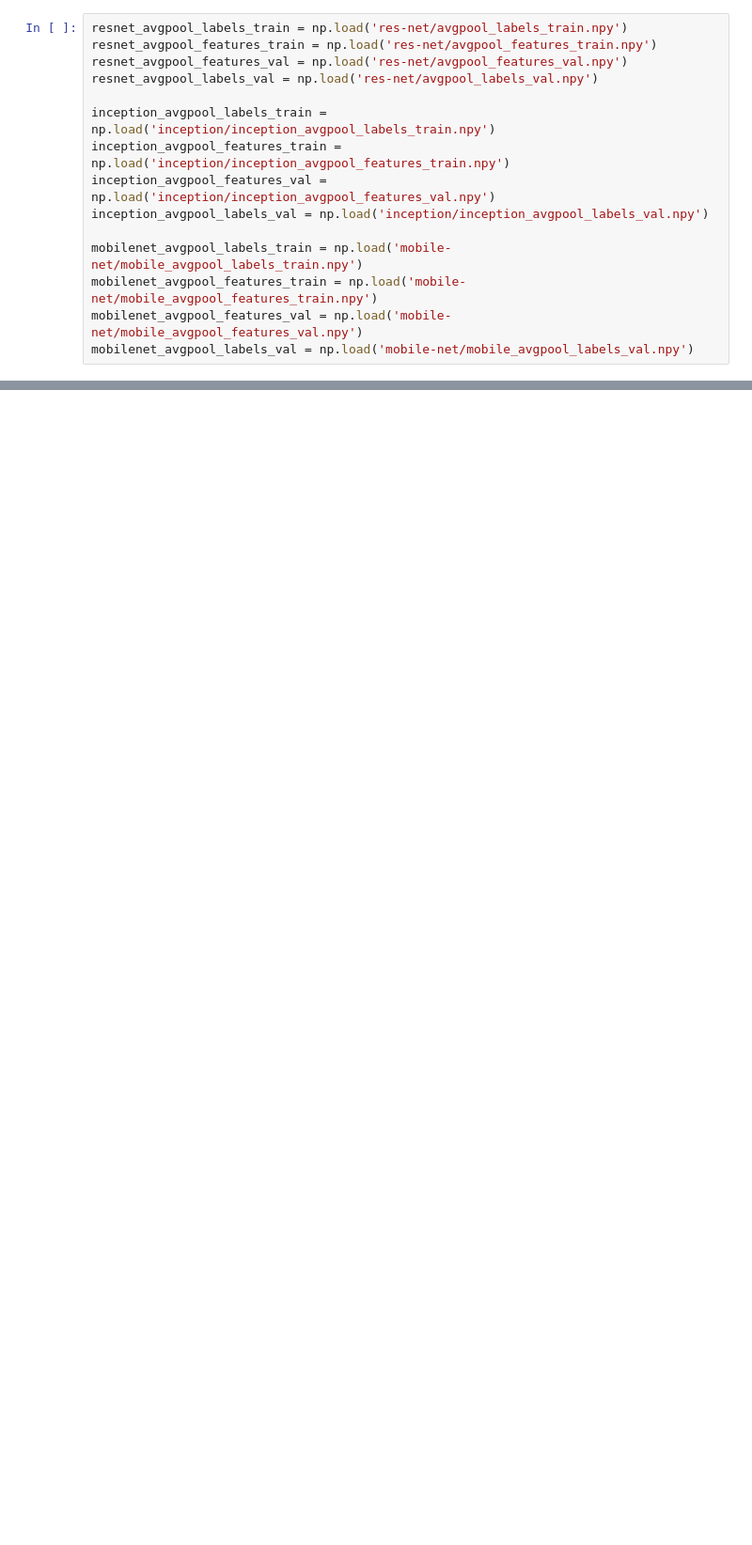
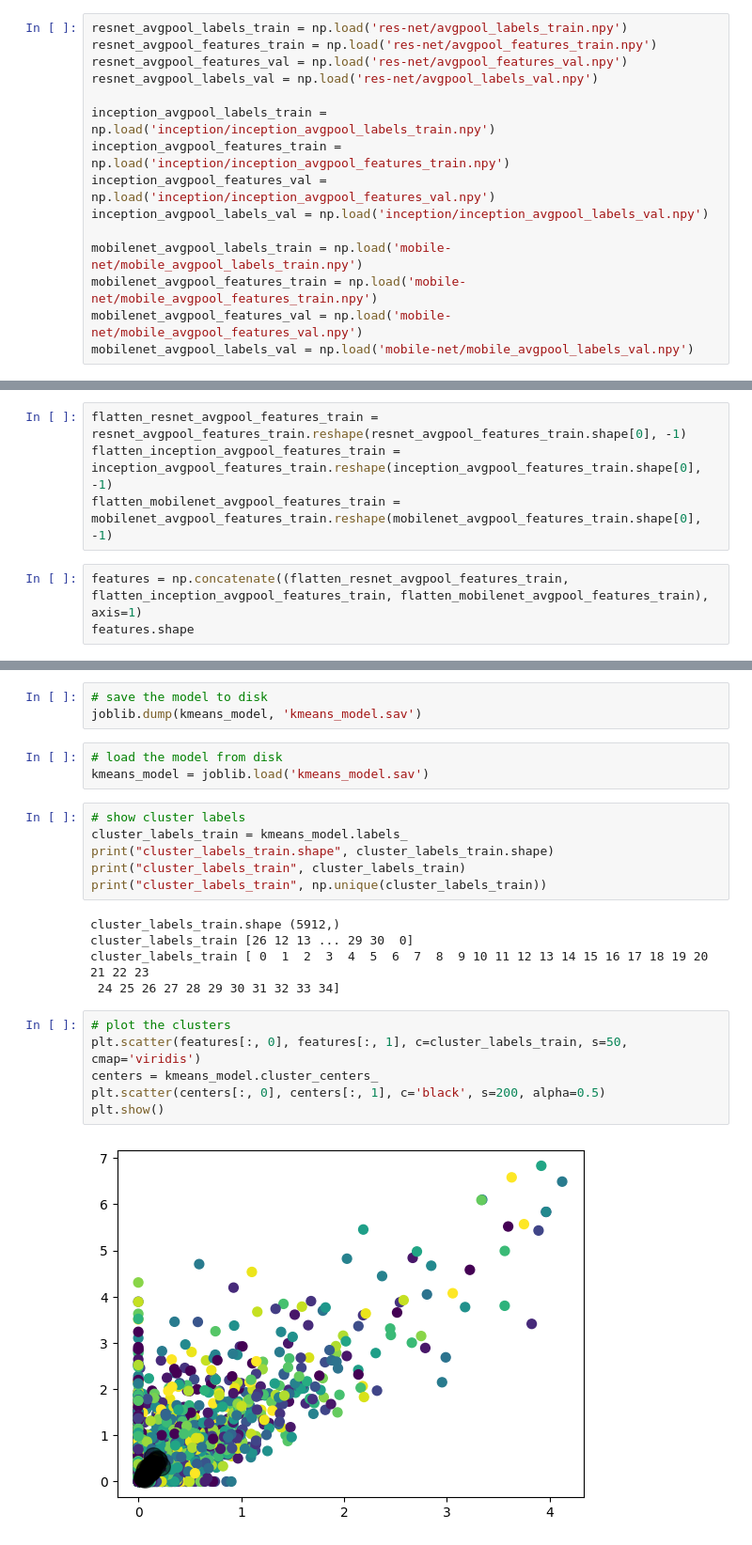
Before and after one commit to DevNerds2020/Deeplearning-image-classification, a Jupyter notebook: phase3.ipynb, the cells around one changed output, grey strips where cells are left out. Shown at 94% size. Saved outputs shown, nothing was run; the diff lists cells and outputs as text; blank space fills up the shorter version.

```diff
--- a/phase3.ipynb
+++ b/phase3.ipynb
@@ -37,0 +47,7 @@ mobilenet_avgpool_labels_val = np.load('mobile-net/mobile_avgpool_labels_val.npy
+# %%
+flatten_resnet_avgpool_features_train = resnet_avgpool_features_train.reshape(resnet_avgpool_features_train.shape[0], -1)
+flatten_inception_avgpool_features_train = inception_avgpool_features_train.reshape(inception_avgpool_features_train.shape[0], -1)
+flatten_mobilenet_avgpool_features_train = mobilenet_avgpool_features_train.reshape(mobilenet_avgpool_features_train.shape[0], -1)
+# %%
+features = np.concatenate((flatten_resnet_avgpool_features_train, flatten_inception_avgpool_features_train, flatten_mobilenet_avgpool_features_train), axis=1)
+features.shape
@@ -37,0 +62,25 @@ mobilenet_avgpool_labels_val = np.load('mobile-net/mobile_avgpool_labels_val.npy
+# %%
+# save the model to disk
+joblib.dump(kmeans_model, 'kmeans_model.sav')
+# %%
+# load the model from disk
+kmeans_model = joblib.load('kmeans_model.sav')
+# %%
+# show cluster labels
+cluster_labels_train = kmeans_model.labels_
+print("cluster_labels_train.shape", cluster_labels_train.shape)
+print("cluster_labels_train", cluster_labels_train)
+print("cluster_labels_train", np.unique(cluster_labels_train))
+# %% [output]
+cluster_labels_train.shape (5912,)
+cluster_labels_train [26 12 13 ... 29 30  0]
+cluster_labels_train [ 0  1  2  3  4  5  6  7  8  9 10 11 12 13 14 15 16 17 18 19 20 21 22 23
+ 24 25 26 27 28 29 30 31 32 33 34]
+# %%
+# plot the clusters
+plt.scatter(features[:, 0], features[:, 1], c=cluster_labels_train, s=50, cmap='viridis')
+centers = kmeans_model.cluster_centers_
+plt.scatter(centers[:, 0], centers[:, 1], c='black', s=200, alpha=0.5)
+plt.show()
+# %% [output]
+[figure, added]
```
Also changed, not shown: parts of 20 cells of this notebook, 4 other files.
